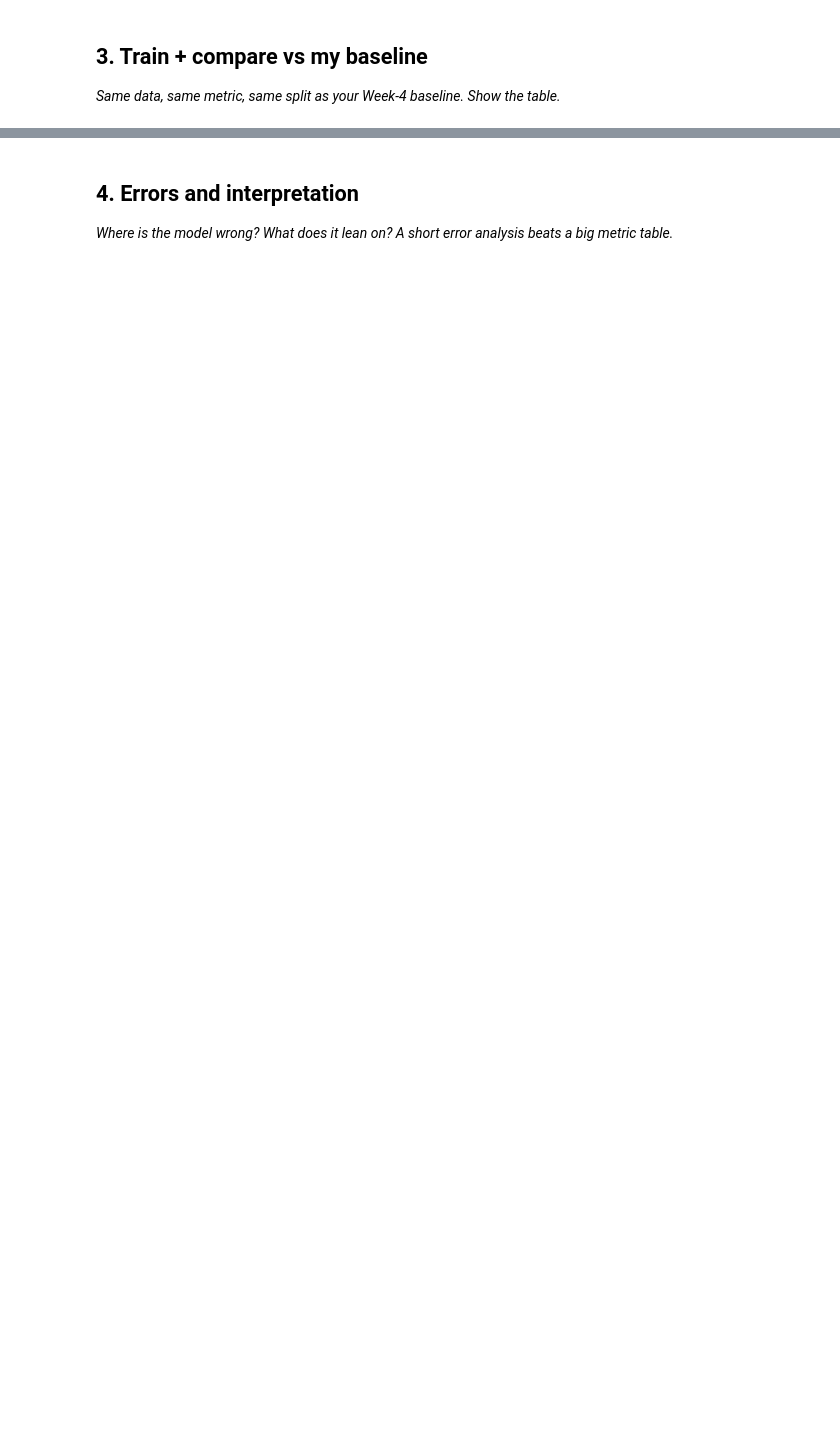
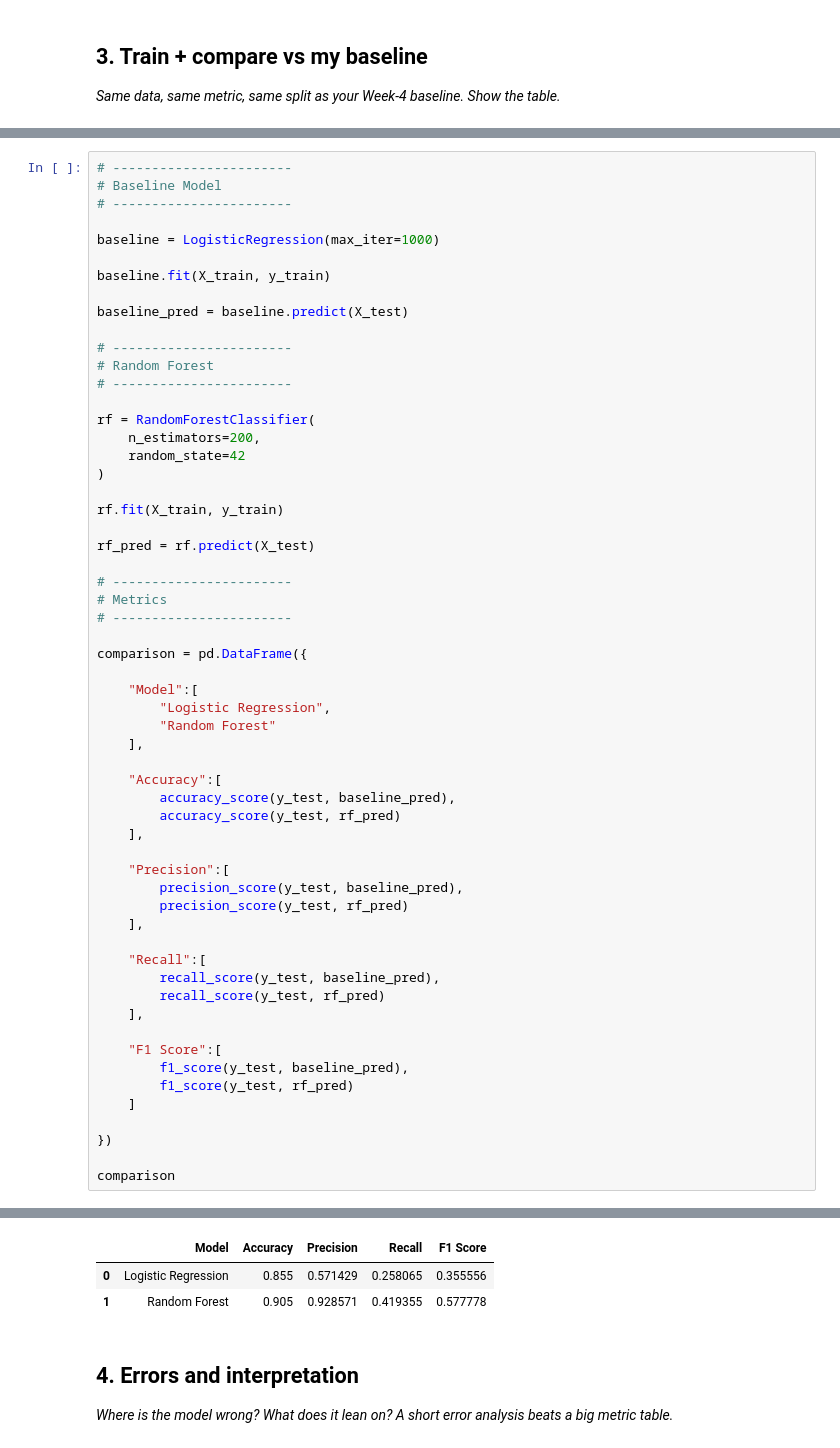
Before and after one commit to Zeeshan4511/flyrank-ml-internship, a Jupyter notebook: work/notebooks/w05_model.ipynb, the cells around one changed output, grey strips where cells are left out. Saved outputs shown, nothing was run; the diff lists cells and outputs as text; blank space fills up the shorter version.

```diff
--- a/work/notebooks/w05_model.ipynb
+++ b/work/notebooks/w05_model.ipynb
@@ -29,0 +102,59 @@ This skeleton is yours to fill. Work the sections **in order** — each one has
+# %%
+# -----------------------
+# Baseline Model
+# -----------------------
+
+baseline = LogisticRegression(max_iter=1000)
+
+baseline.fit(X_train, y_train)
+
+baseline_pred = baseline.predict(X_test)
+
+# -----------------------
+# Random Forest
+# -----------------------
+
+rf = RandomForestClassifier(
+    n_estimators=200,
+    random_state=42
+)
+
+rf.fit(X_train, y_train)
+
+rf_pred = rf.predict(X_test)
+
+# -----------------------
+# Metrics
+# -----------------------
+
+comparison = pd.DataFrame({
+
+    "Model":[
+        "Logistic Regression",
+        "Random Forest"
+    ],
+
+    "Accuracy":[
+        accuracy_score(y_test, baseline_pred),
+        accuracy_score(y_test, rf_pred)
+    ],
+
+    "Precision":[
+        precision_score(y_test, baseline_pred),
+        precision_score(y_test, rf_pred)
+    ],
+
+    "Recall":[
+        recall_score(y_test, baseline_pred),
+        recall_score(y_test, rf_pred)
+    ],
+
+    "F1 Score":[
+        f1_score(y_test, baseline_pred),
+        f1_score(y_test, rf_pred)
+    ]
+
+})
+
+comparison
+# %% [output]
@@ -30,3 +168,6 @@ This skeleton is yours to fill. Work the sections **in order** — each one has
+|  | Model | Accuracy | Precision | Recall | F1 Score |
+| 0 | Logistic Regression | 0.855 | 0.571429 | 0.258065 | 0.355556 |
+| 1 | Random Forest | 0.905 | 0.928571 | 0.419355 | 0.577778 |
 # %% [markdown]
 ## 4. Errors and interpretation
 
```
Also changed, not shown: parts of 14 cells of this notebook.
